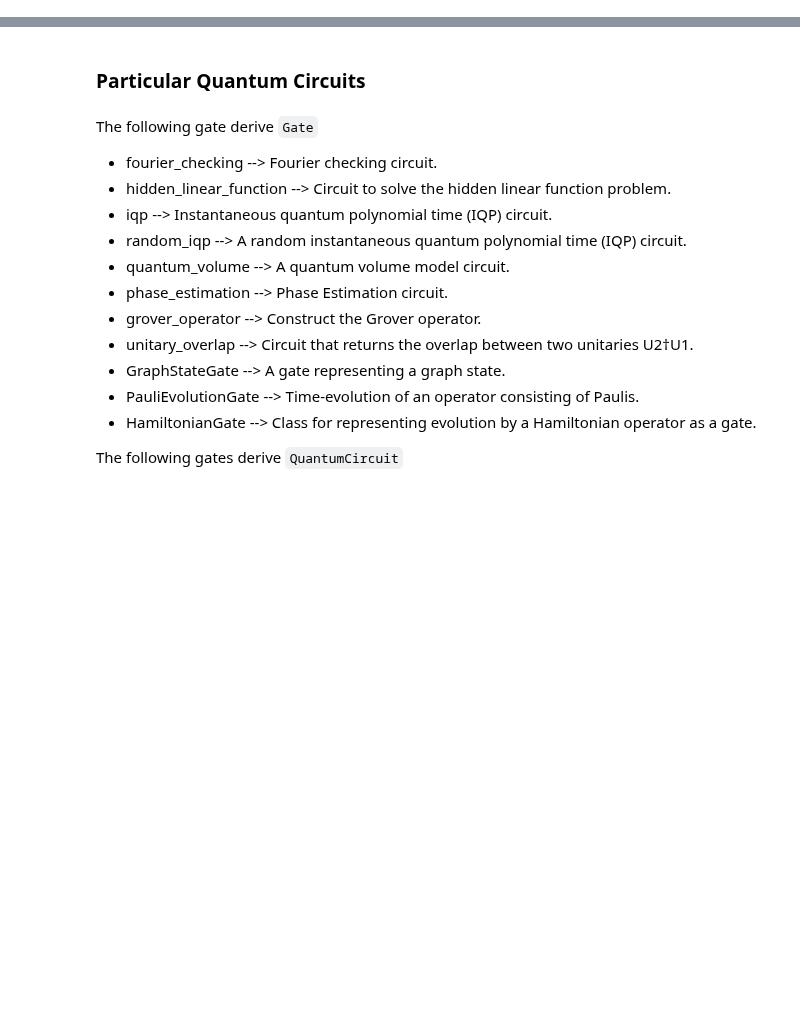
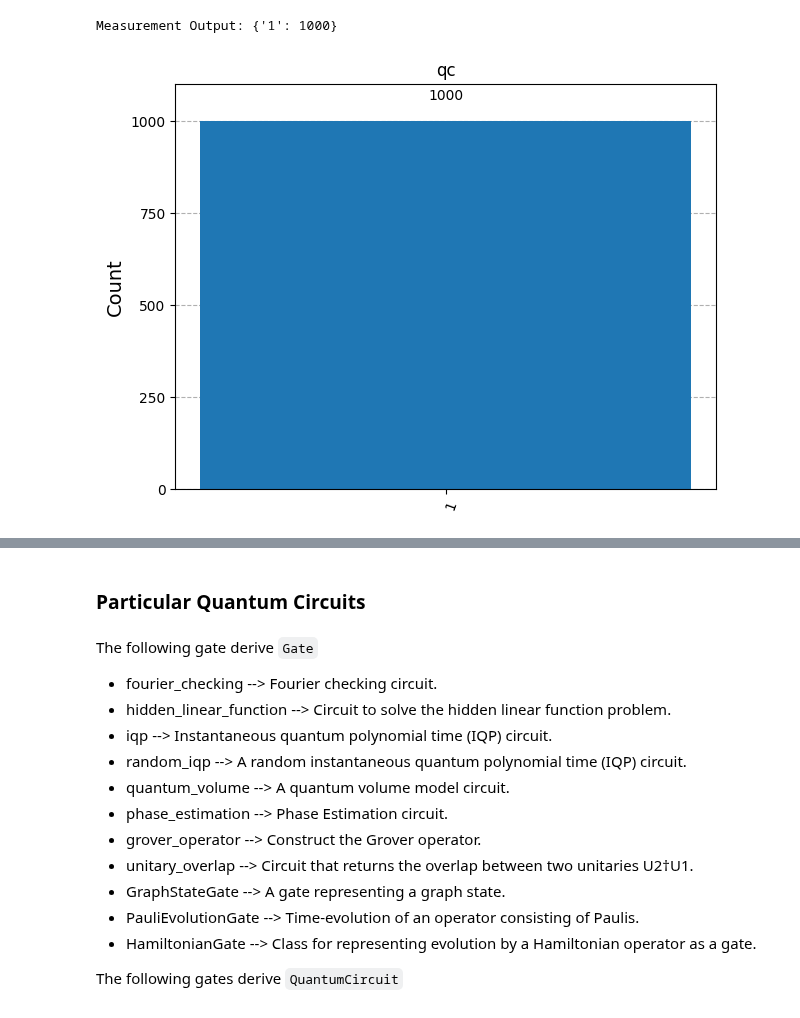
Before and after one commit to kibrahim757/qiskit_certification_examples, a Jupyter notebook: Section_1_Perform_Quantum_Operations/2_2_Advanced_Circuits.ipynb, the cells around one changed output, grey strips where cells are left out. Drawn from its saved outputs; the diff is of its cells as text; code cells hidden in the pictures; blank space fills up the shorter version.

```diff
--- a/Section_1_Perform_Quantum_Operations/2_2_Advanced_Circuits.ipynb
+++ b/Section_1_Perform_Quantum_Operations/2_2_Advanced_Circuits.ipynb
@@ -57,0 +97,14 @@ While a standard adder computes `a + b`, many applications require the calculati
+# %%
+from qiskit import  transpile
+from qiskit_aer import AerSimulator
+from qiskit.visualization import plot_histogram
+
+sim_ideal = AerSimulator()
+result = sim_ideal.run(transpile(qc , sim_ideal),shots=1000).result()
+#print(result)
+counts = result.get_counts(0)
+print("Measurement Output:", counts)
+plot_histogram(counts, title='qc')
+# %% [output]
+Measurement Output: {'1': 1000}
+[figure, added]
```
Also changed, not shown: parts of 9 cells of this notebook.
